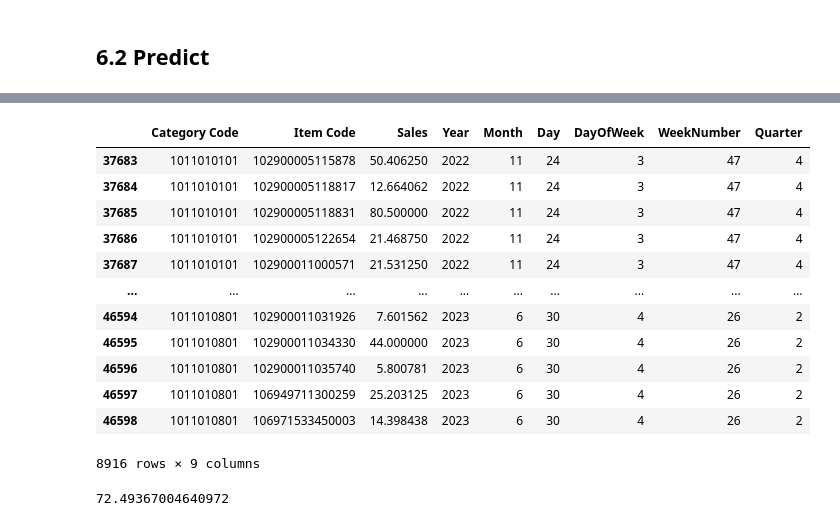
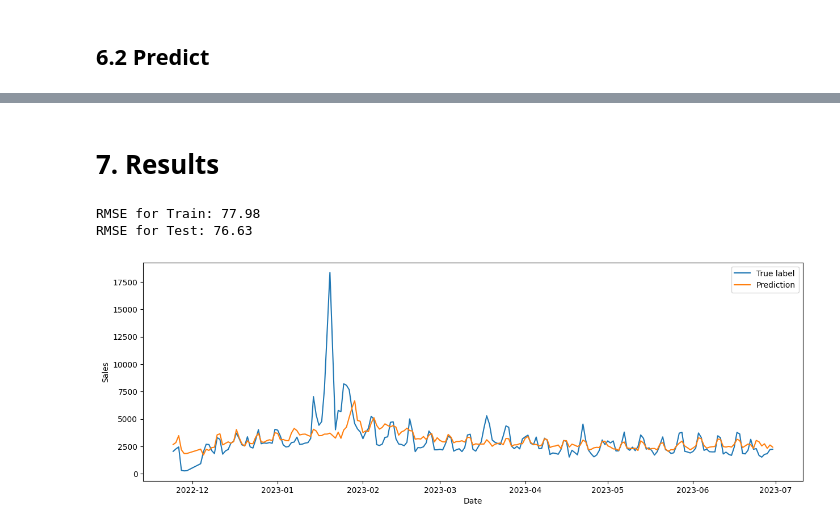
Before and after one commit to prattapong/Data-Science-Portfolio, a Jupyter notebook: Projects/Supermaket Sales Data/code/1.1 XGBoost Baseline.ipynb, the cells around one changed output, grey strips where cells are left out. Cells and saved outputs as stored; diff of their text form; code cells hidden in the pictures.

Commit message:
First results

```diff
--- a/Projects/Supermaket Sales Data/code/1.1 XGBoost Baseline.ipynb
+++ b/Projects/Supermaket Sales Data/code/1.1 XGBoost Baseline.ipynb
@@ -293,20 +297,15 @@ df_predict = test.merge(pd.DataFrame(data = y_pred, columns = ['prediction'])
-# %%
-test
-# %% [output]
-|  | Category Code | Item Code | Sales | Year | Month | Day | DayOfWeek | WeekNumber | Quarter |
-| 37683 | 1011010101 | 102900005115878 | 50.406250 | 2022 | 11 | 24 | 3 | 47 | 4 |
-| 37684 | 1011010101 | 102900005118817 | 12.664062 | 2022 | 11 | 24 | 3 | 47 | 4 |
-| 37685 | 1011010101 | 102900005118831 | 80.500000 | 2022 | 11 | 24 | 3 | 47 | 4 |
-| 37686 | 1011010101 | 102900005122654 | 21.468750 | 2022 | 11 | 24 | 3 | 47 | 4 |
-| 37687 | 1011010101 | 102900011000571 | 21.531250 | 2022 | 11 | 24 | 3 | 47 | 4 |
-| ... | ... | ... | ... | ... | ... | ... | ... | ... | ... |
-| 46594 | 1011010801 | 102900011031926 | 7.601562 | 2023 | 6 | 30 | 4 | 26 | 2 |
-| 46595 | 1011010801 | 102900011034330 | 44.000000 | 2023 | 6 | 30 | 4 | 26 | 2 |
-| 46596 | 1011010801 | 102900011035740 | 5.800781 | 2023 | 6 | 30 | 4 | 26 | 2 |
-| 46597 | 1011010801 | 106949711300259 | 25.203125 | 2023 | 6 | 30 | 4 | 26 | 2 |
-| 46598 | 1011010801 | 106971533450003 | 14.398438 | 2023 | 6 | 30 | 4 | 26 | 2 |
-8916 rows × 9 columns
-# %%
-y_test['Sales'].astype(np.float64).mean()
-# %% [output]
-72.49367004640972
+# %% [markdown]
+# 7. Results
+# %%
+print(f'RMSE for Train: {train_rmse:.2f}')
+print(f'RMSE for Test: {test_rmse:.2f}')
+
+# Plot trend true label vs. prediction
+plt.figure(figsize = (15,5))
+sns.lineplot(data = df_predict.groupby('Date')['Sales'].sum(), label = 'True label')
+sns.lineplot(data = df_predict.groupby('Date')['prediction'].sum(), label = 'Prediction')
+plt.show()
+# %% [output]
+RMSE for Train: 77.98
+RMSE for Test: 76.63
+[figure, added]
```
Also changed, not shown: parts of 2 cells of this notebook.
